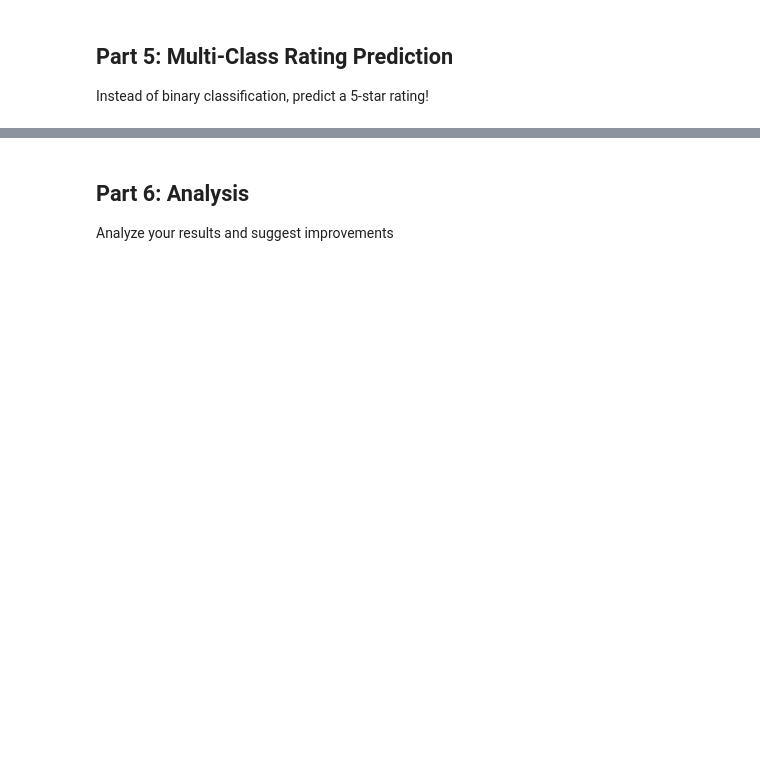
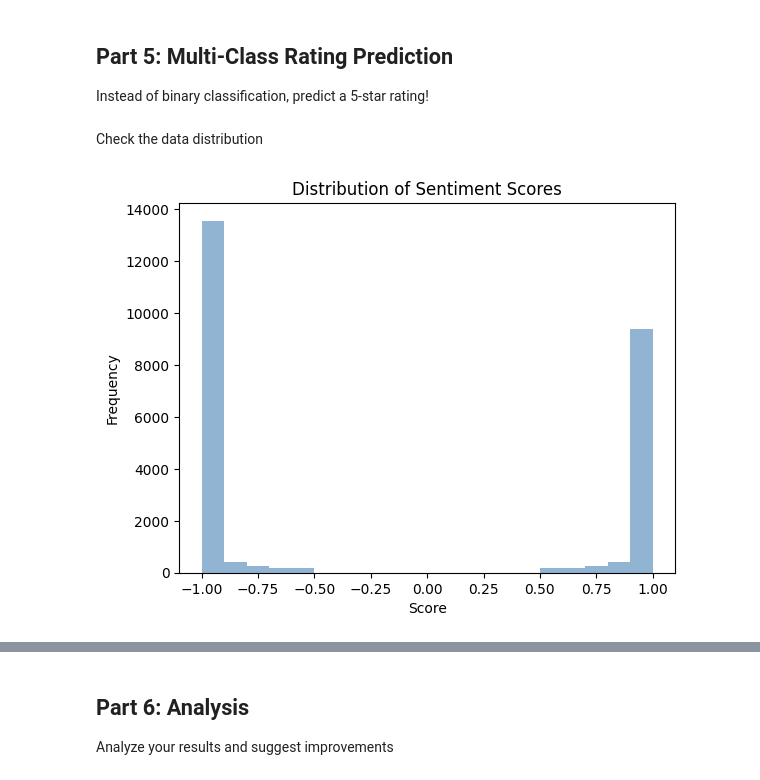
Before and after one commit to kiah-ucsd/DSE200, a Jupyter notebook: homework4.ipynb, the cells around one changed output, grey strips where cells are left out. Cells and saved outputs as stored; diff of their text form; code cells hidden in the pictures; blank space fills up the shorter version.

```diff
--- a/homework4.ipynb
+++ b/homework4.ipynb
@@ -77,7 +71,7 @@ def clean_text(text):
   # 1. Remove HTML tags
   text = re.sub(r'<.*?>', '', text)
   # 2. Remove special characters
-  text = re.sub(r'[^a-zA-Z0-9\s]','', text)
+  text = re.sub(r'[^a-zA-Z0-9\s.!?]','', text)
   # 3. Convert to lowercase
   text = text.lower()
   return text
@@ -197,3 +188,3 @@ files.download("sentiment_progress.csv")
-# %%
-uploaded = files.upload()
-test_df = pd.read_csv("sentiment_progress.csv")
+# %%
+scores_df = pd.read_csv("/content/drive/MyDrive/sentiment_progress.csv")
+print(scores_df.head())
@@ -201,4 +199,22 @@ test_df = pd.read_csv("sentiment_progress.csv")
 ## Part 4: Feature Engineering
 
 Create rich features for your model
+# %%
+# TODO: Create features
+# 1. Use your continuous sentiment scores
+test_df["score"] = scores_df["score"]
+# 2. Calculate text statistics:
+#    - Length
+test_df['char_length'] = test_df['clean_text'].apply(len)
+#    - Word count
+test_df['word_count'] = test_df['clean_text'].apply(lambda x: len(x.split()))
+#    - Average word length
+test_df['avg_word_length'] = test_df['clean_text'].apply(
+    lambda x: sum(len(word) for word in x.split())/len(x.split())if len(x.split())>0 else 0)
+#    - Sentence count
+test_df['sentence_count'] = test_df['clean_text'].apply(
+    lambda x: len(re.findall(r'[.!?]+', x)))
+# 3. Any other features you think might help!
+# average sentence length
+test_df['avg_sentence_length'] = round(test_df['word_count'] / test_df['sentence_count'].replace(0,1),2)
 # %%
@@ -217,6 +230,18 @@ sample_df.head()
 ## Part 5: Multi-Class Rating Prediction
 
 Instead of binary classification, predict a 5-star rating!
+# %% [markdown]
+Check the data distribution
+# %%
+import matplotlib.pyplot as plt
+
+plt.hist(test_df['score'], bins=20, alpha=0.6, color='steelblue')
+plt.title('Distribution of Sentiment Scores')
+plt.xlabel('Score')
+plt.ylabel('Frequency')
+plt.show()
+# %% [output]
+[figure, added]
 # %%
 # TODO: Create target variable
 # Convert binary labels to 5-star ratings using your features
```
Also changed, not shown: parts of 12 cells of this notebook.
